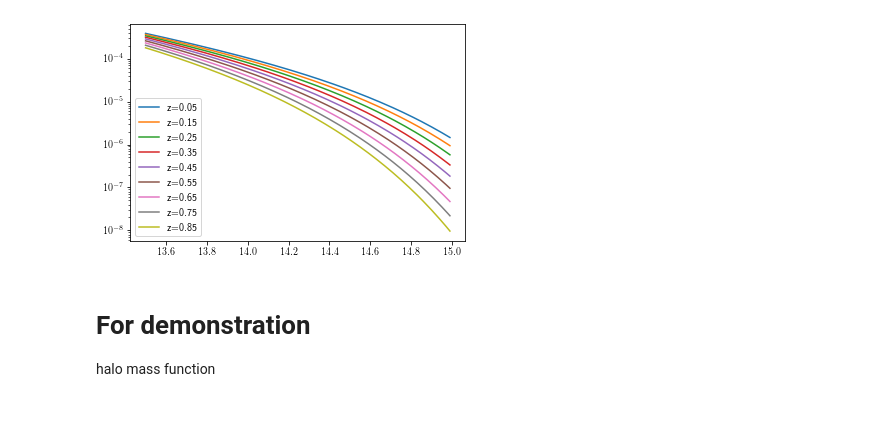
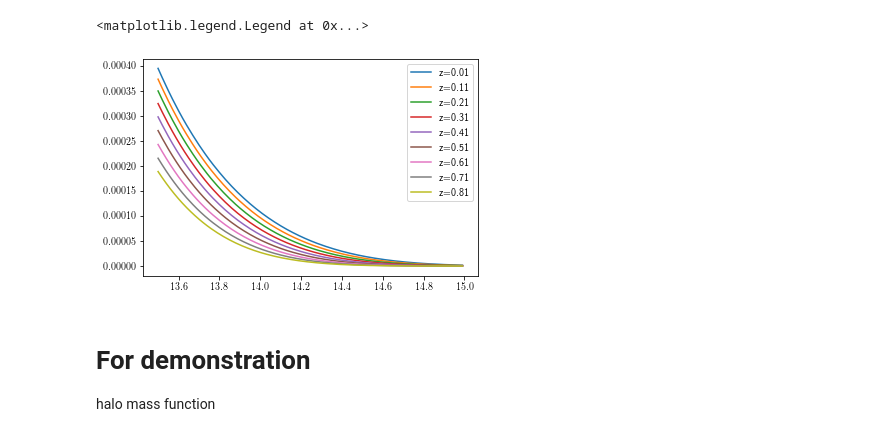
Before and after one commit to mr-superonion/splinv, a Jupyter notebook: notebook/sim-haloCatalog.ipynb, the cells around one changed output. Saved outputs shown, nothing was run; the diff lists cells and outputs as text; code cells hidden in the pictures.

```diff
--- a/notebook/sim-haloCatalog.ipynb
+++ b/notebook/sim-haloCatalog.ipynb
@@ -11,11 +12,11 @@ Populating the interactive namespace from numpy and matplotlib
 # %%
-for iz in np.arange(0.05,0.86,0.1):
+for iz in np.arange(0.01,0.86,0.1):
     hmfun.update(z=iz)
     plt.plot(np.log10(hmfun.m), hmfun.dndlog10m,label='z=%.2f'%iz)
 plt.legend()
-plt.yscale('log')
 # %% [output]
+<matplotlib.legend.Legend at 0x...>
-[figure, old version]
+[figure, new version]
 # %%
 zAll=np.array(zAll)
 mAll=np.array(mAll)
```
Also changed, not shown: parts of 1 cell of this notebook, 12 other files.
